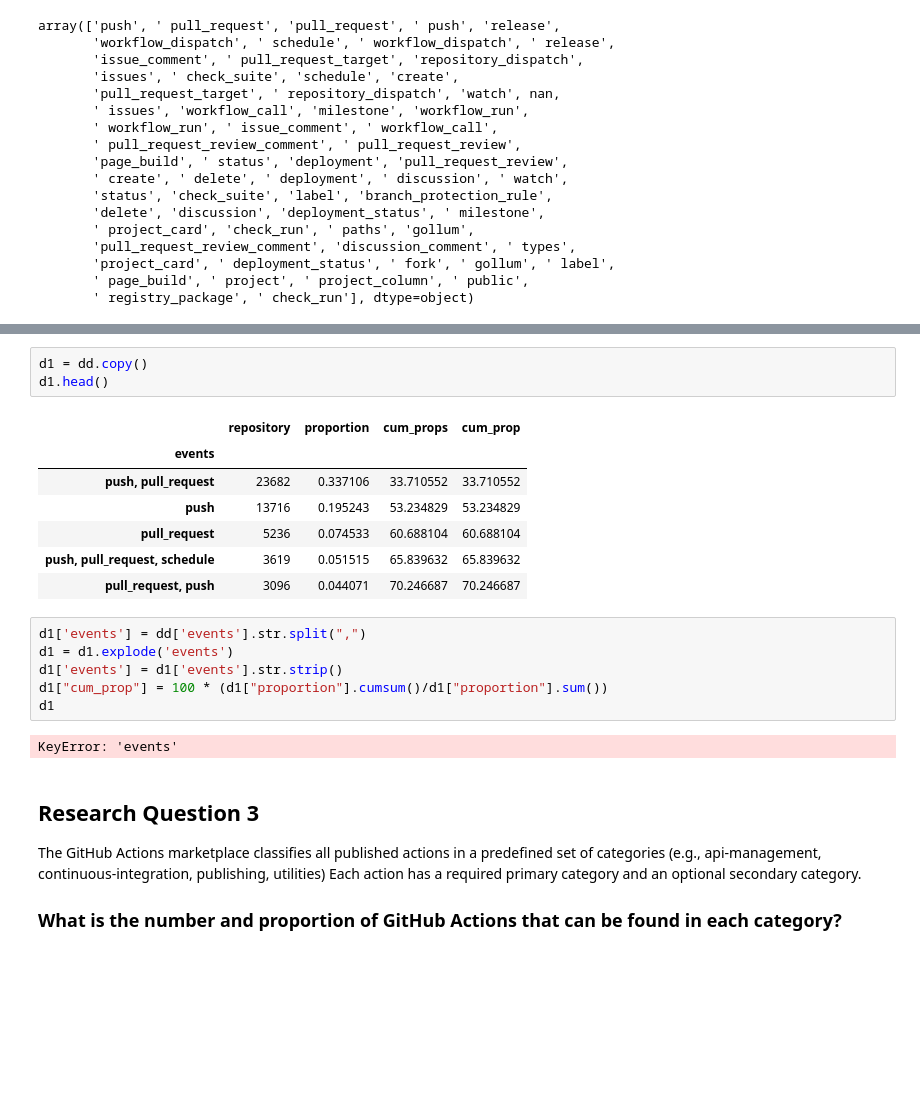
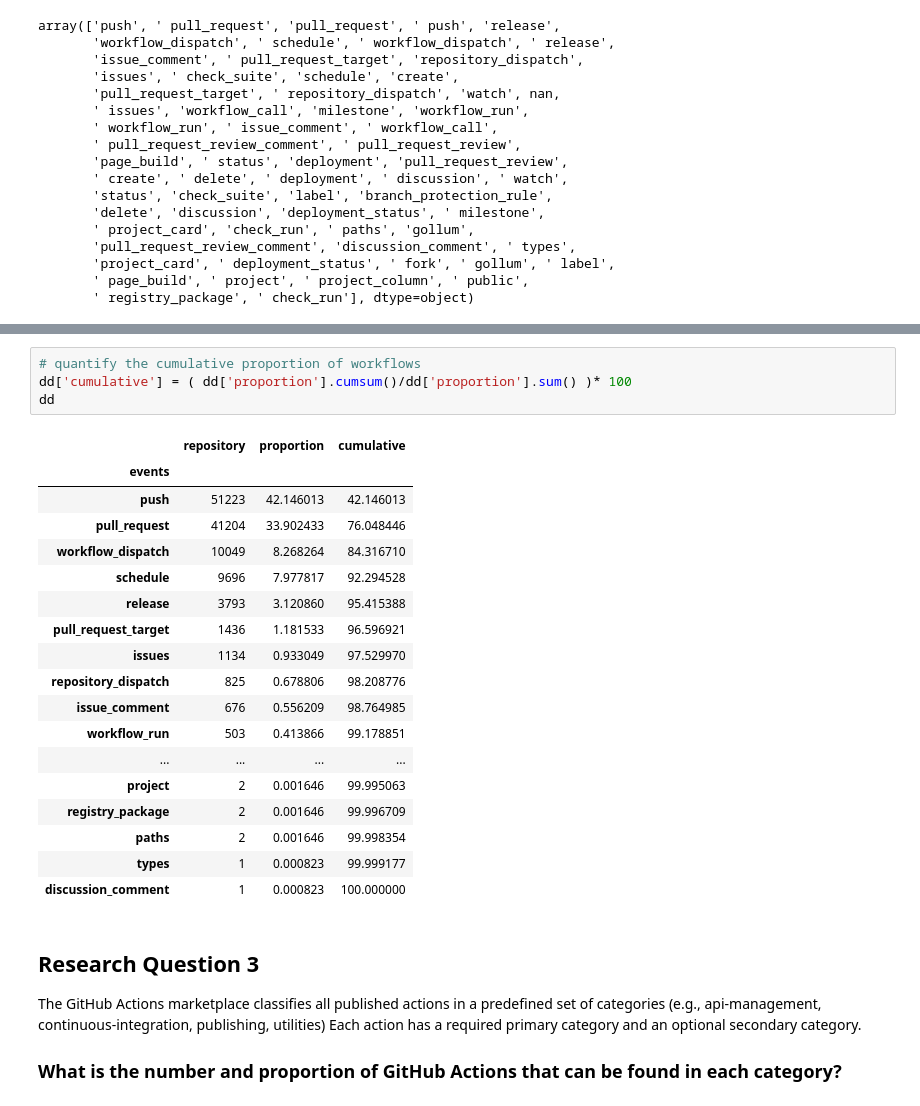
Before and after one commit to Randi-Dcht/umons_softwareEvolution_tp_3, a Jupyter notebook: notebooks/questions.ipynb, the cells around one changed output, grey strips where cells are left out. Saved outputs shown, nothing was run; the diff lists cells and outputs as text; blank space fills up the shorter version.

Commit message:
fixed few errors in file

```diff
--- a/notebooks/questions.ipynb
+++ b/notebooks/questions.ipynb
@@ -242,22 +244,26 @@ dd
-# %%
-d1 = dd.copy()
-d1.head()
-# %% [output]
-|  | repository | proportion | cum_props | cum_prop |
-| events |  |  |  |  |
-| push, pull_request | 23682 | 0.337106 | 33.710552 | 33.710552 |
-| push | 13716 | 0.195243 | 53.234829 | 53.234829 |
-| pull_request | 5236 | 0.074533 | 60.688104 | 60.688104 |
-| push, pull_request, schedule | 3619 | 0.051515 | 65.839632 | 65.839632 |
-| pull_request, push | 3096 | 0.044071 | 70.246687 | 70.246687 |
-# %%
-d1['events'] = dd['events'].str.split(",")
-d1 = d1.explode('events')
-d1['events'] = d1['events'].str.strip()
-d1["cum_prop"] = 100 * (d1["proportion"].cumsum()/d1["proportion"].sum())
-d1
-# %% [output]
-KeyError: 'events'
+# %%
+# quantify the cumulative proportion of workflows
+dd['cumulative'] = ( dd['proportion'].cumsum()/dd['proportion'].sum() )* 100
+dd
+# %% [output]
+|  | repository | proportion | cumulative |
+| events |  |  |  |
+| push | 51223 | 42.146013 | 42.146013 |
+| pull_request | 41204 | 33.902433 | 76.048446 |
+| workflow_dispatch | 10049 | 8.268264 | 84.316710 |
+| schedule | 9696 | 7.977817 | 92.294528 |
+| release | 3793 | 3.120860 | 95.415388 |
+| pull_request_target | 1436 | 1.181533 | 96.596921 |
+| issues | 1134 | 0.933049 | 97.529970 |
+| repository_dispatch | 825 | 0.678806 | 98.208776 |
+| issue_comment | 676 | 0.556209 | 98.764985 |
+| workflow_run | 503 | 0.413866 | 99.178851 |
+| ... | ... | ... | ... |
+| project | 2 | 0.001646 | 99.995063 |
+| registry_package | 2 | 0.001646 | 99.996709 |
+| paths | 2 | 0.001646 | 99.998354 |
+| types | 1 | 0.000823 | 99.999177 |
+| discussion_comment | 1 | 0.000823 | 100.000000 |
 # %% [markdown]
 ## Research Question 3
 
```
Also changed, not shown: parts of 17 cells of this notebook.
